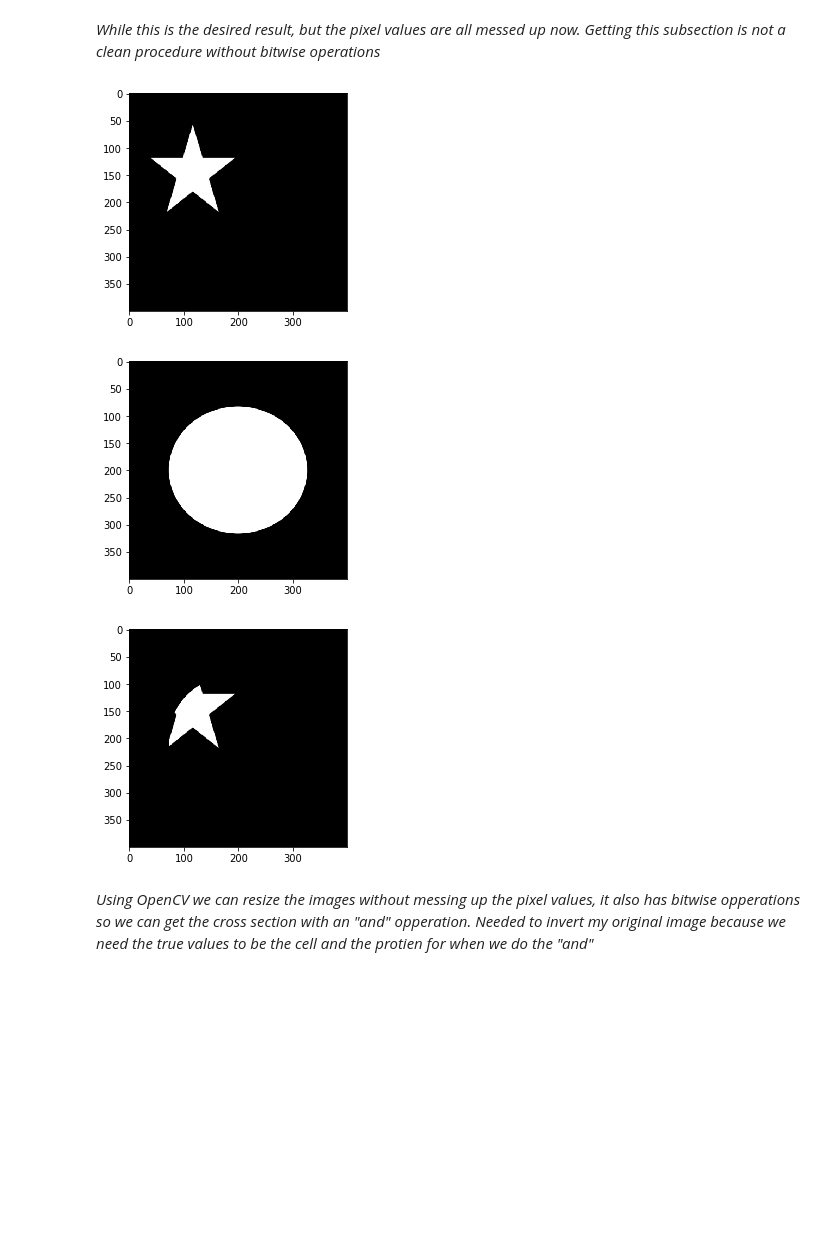
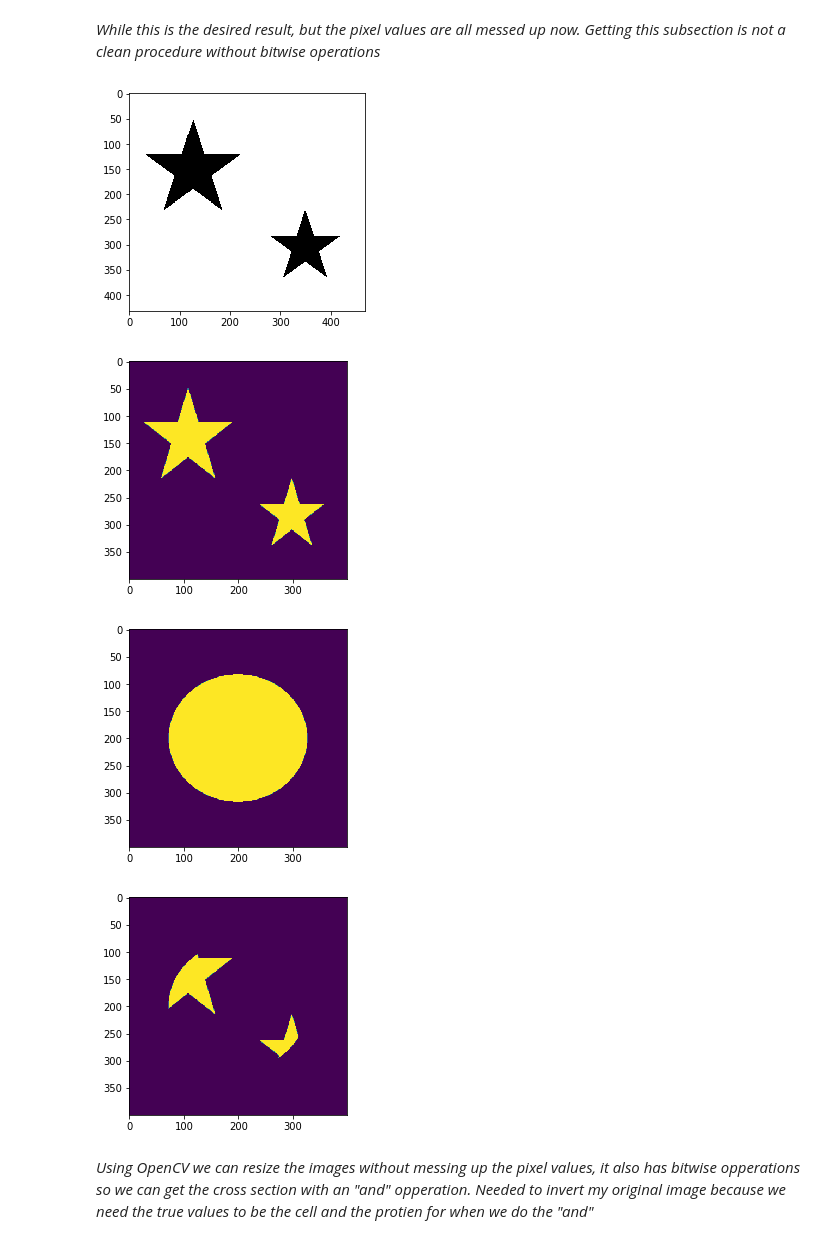
Before and after one commit to MBronars/Cell_Tracking, a Jupyter notebook: ROI Overlap.ipynb, the cells around one changed output. Cells and saved outputs as stored; diff of their text form; code cells hidden in the pictures; blank space fills up the shorter version.

```diff
--- a/ROI Overlap.ipynb
+++ b/ROI Overlap.ipynb
@@ -41,24 +41,31 @@ Clipping input data to the valid range for imshow with RGB data ([0..1] for floa
 # %% [markdown]
 *While this is the desired result, but the pixel values are all messed up now.  Getting this subsection is not a clean procedure without bitwise operations*
 # %%
-cell2 = cv.imread("Cell.png")
+cell2 = cv.imread("doubleCell.png")
+gray = cv.cvtColor(cell2, cv.COLOR_BGR2GRAY)
+ret, cellG = cv.threshold(gray, 254, 255, 0)
+plt.imshow(cellG, cmap = 'Greys_r')
+plt.show()
 protien2 = cv.imread("Protien.png")
+grayP = cv.cvtColor(protien2, cv.COLOR_BGR2GRAY)
+ret, protienG = cv.threshold(grayP, 254, 255, 0)
 dim = (400,400)
-cell2 = cv.resize(cell2,dim)
-protien2 = cv.resize(protien2,dim)
-not_cell = cv.bitwise_not(cell2)
-not_protien = cv.bitwise_not(protien2)
+cellG = cv.resize(cellG,dim)
+protienG = cv.resize(protienG,dim)
+not_cell = cv.bitwise_not(cellG)
+not_protien = cv.bitwise_not(protienG)
 over = cv.bitwise_and(not_cell,not_protien)
 plt.imshow(not_cell)
 plt.show()
 plt.imshow(not_protien)
 plt.show()
 plt.imshow(over)
 plt.show()
 # %% [output]
-[figure, old version]
+[figure, new version]
-[figure, old version]
+[figure, new version]
-[figure, old version]
+[figure, new version]
+[figure, added]
 # %% [markdown]
 *Using OpenCV we can resize the images without messing up the pixel values, it also has bitwise opperations so we can get the cross section with an "and" opperation.  Needed to invert my original image because we need the true values to be the cell and the protien for when we do the "and"*
 # %% [markdown]
```
Also changed, not shown: parts of 4 cells of this notebook, 3 other files.
